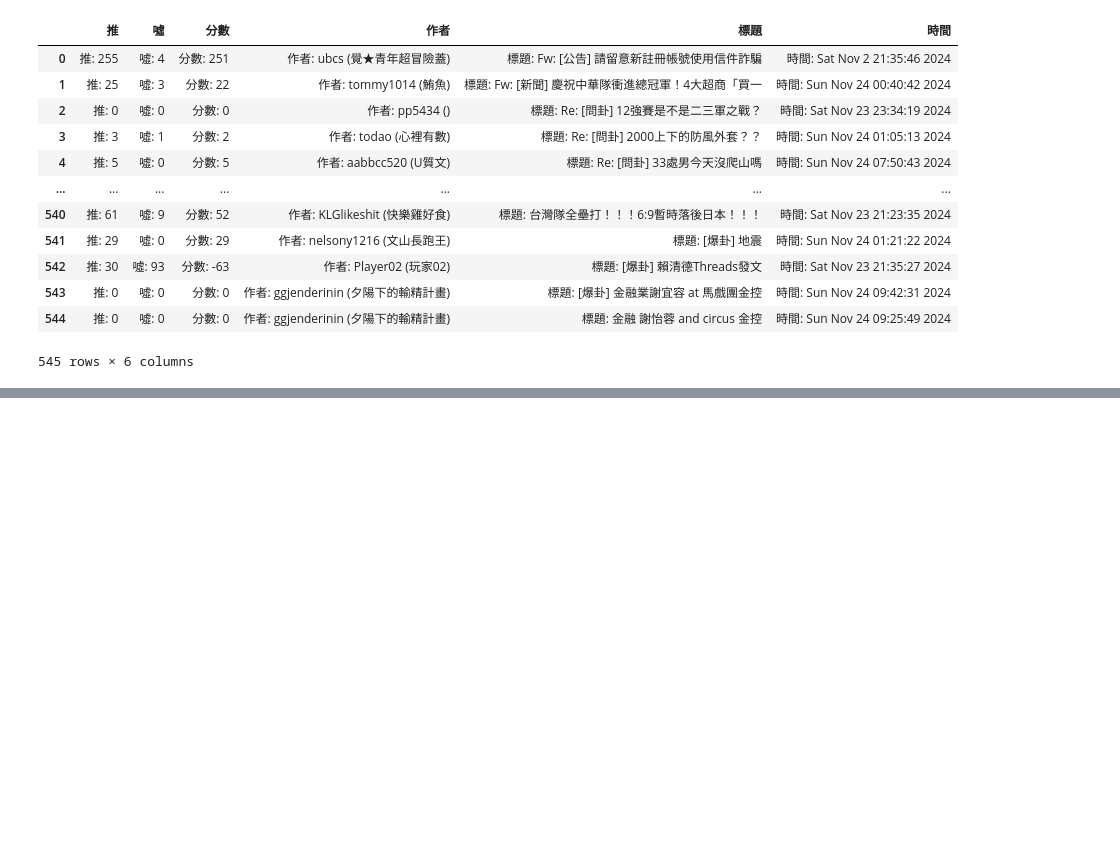
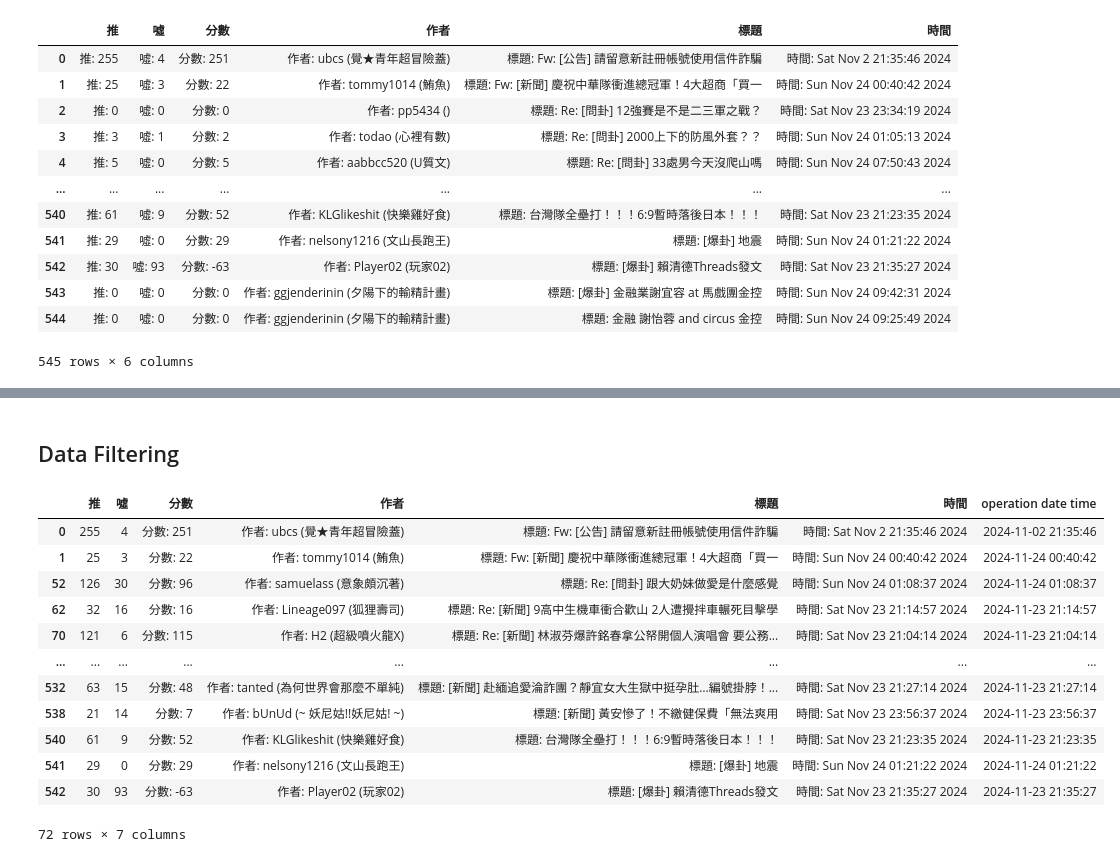
Before and after one commit to davidcheng220/webscrapping, a Jupyter notebook: ptt_dataframe.ipynb, the cells around one changed output, grey strips where cells are left out. Drawn from its saved outputs; the diff is of its cells as text; code cells hidden in the pictures; blank space fills up the shorter version.

```diff
--- a/ptt_dataframe.ipynb
+++ b/ptt_dataframe.ipynb
@@ -70,0 +147,19 @@ df.to_csv("ptt_no_column.csv", index=False, header=None)
+# %% [markdown]
+## Data Filtering
+# %%
+# df["推"]
+df[df["推"] > 20]
+# %% [output]
+|  | 推 | 噓 | 分數 | 作者 | 標題 | 時間 | operation date time |
+| 0 | 255 | 4 | 分數: 251 | 作者: ubcs (覺★青年超冒險蓋) | 標題: Fw: [公告] 請留意新註冊帳號使用信件詐騙 | 時間: Sat Nov 2 21:35:46 2024 | 2024-11-02 21:35:46 |
+| 1 | 25 | 3 | 分數: 22 | 作者: tommy1014 (鮪魚) | 標題: Fw: [新聞] 慶祝中華隊衝進總冠軍！4大超商「買一 | 時間: Sun Nov 24 00:40:42 2024 | 2024-11-24 00:40:42 |
+| 52 | 126 | 30 | 分數: 96 | 作者: samuelass (意象頗沉著) | 標題: Re: [問卦] 跟大奶妹做愛是什麼感覺 | 時間: Sun Nov 24 01:08:37 2024 | 2024-11-24 01:08:37 |
+| 62 | 32 | 16 | 分數: 16 | 作者: Lineage097 (狐狸壽司) | 標題: Re: [新聞] 9高中生機車衝合歡山 2人遭攪拌車輾死目擊學 | 時間: Sat Nov 23 21:14:57 2024 | 2024-11-23 21:14:57 |
+| 70 | 121 | 6 | 分數: 115 | 作者: H2 (超級噴火龍X) | 標題: Re: [新聞] 林淑芬爆許銘春拿公帑開個人演唱會 要公務... | 時間: Sat Nov 23 21:04:14 2024 | 2024-11-23 21:04:14 |
+| ... | ... | ... | ... | ... | ... | ... | ... |
+| 532 | 63 | 15 | 分數: 48 | 作者: tanted (為何世界會那麼不單純) | 標題: [新聞] 赴緬追愛淪詐團？靜宜女大生獄中挺孕肚…編號掛脖！... | 時間: Sat Nov 23 21:27:14 2024 | 2024-11-23 21:27:14 |
+| 538 | 21 | 14 | 分數: 7 | 作者: bUnUd (~ 妖尼姑!!妖尼姑! ~) | 標題: [新聞] 黃安慘了！不繳健保費「無法爽用 | 時間: Sat Nov 23 23:56:37 2024 | 2024-11-23 23:56:37 |
+| 540 | 61 | 9 | 分數: 52 | 作者: KLGlikeshit (快樂雞好食) | 標題: 台灣隊全壘打！！！6:9暫時落後日本！！！ | 時間: Sat Nov 23 21:23:35 2024 | 2024-11-23 21:23:35 |
+| 541 | 29 | 0 | 分數: 29 | 作者: nelsony1216 (文山長跑王) | 標題: [爆卦] 地震 | 時間: Sun Nov 24 01:21:22 2024 | 2024-11-24 01:21:22 |
+| 542 | 30 | 93 | 分數: -63 | 作者: Player02 (玩家02) | 標題: [爆卦] 賴清德Threads發文 | 時間: Sat Nov 23 21:35:27 2024 | 2024-11-23 21:35:27 |
+72 rows × 7 columns
```
Also changed, not shown: parts of 9 cells of this notebook, 2 other files.
